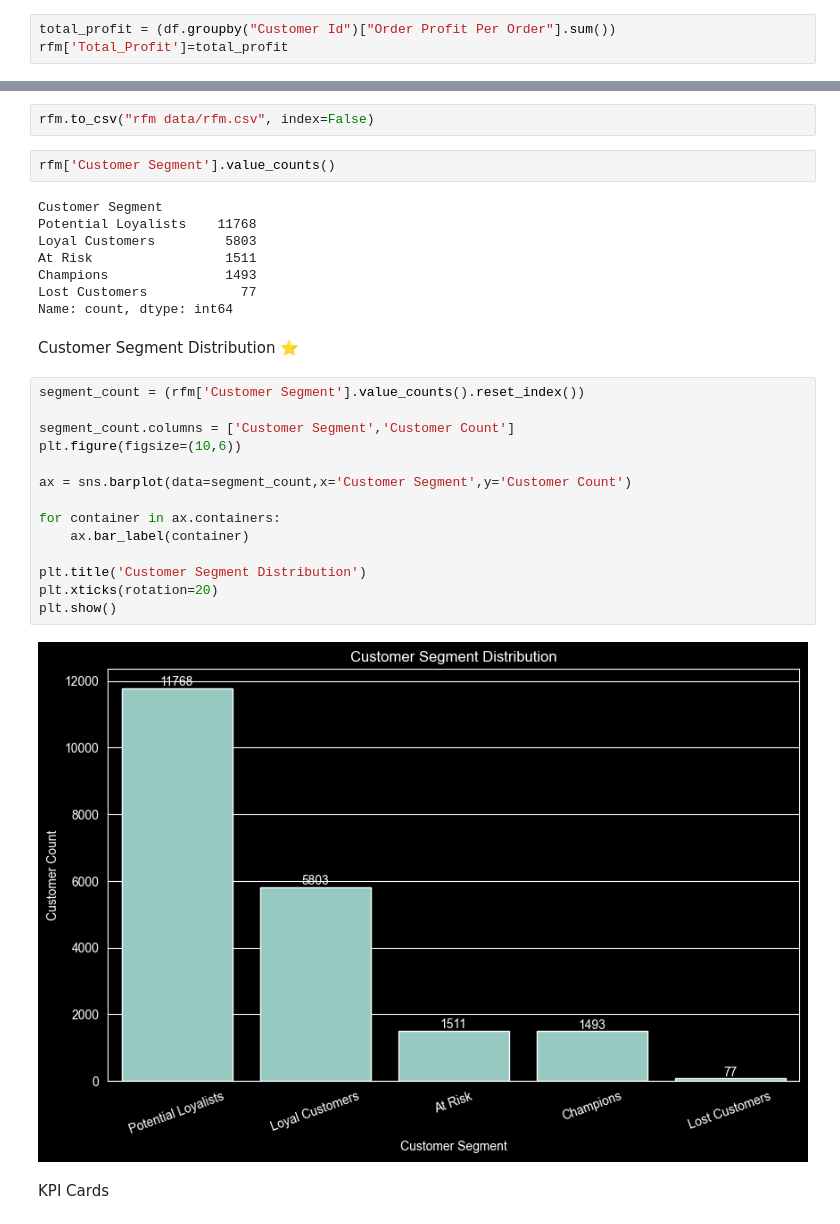
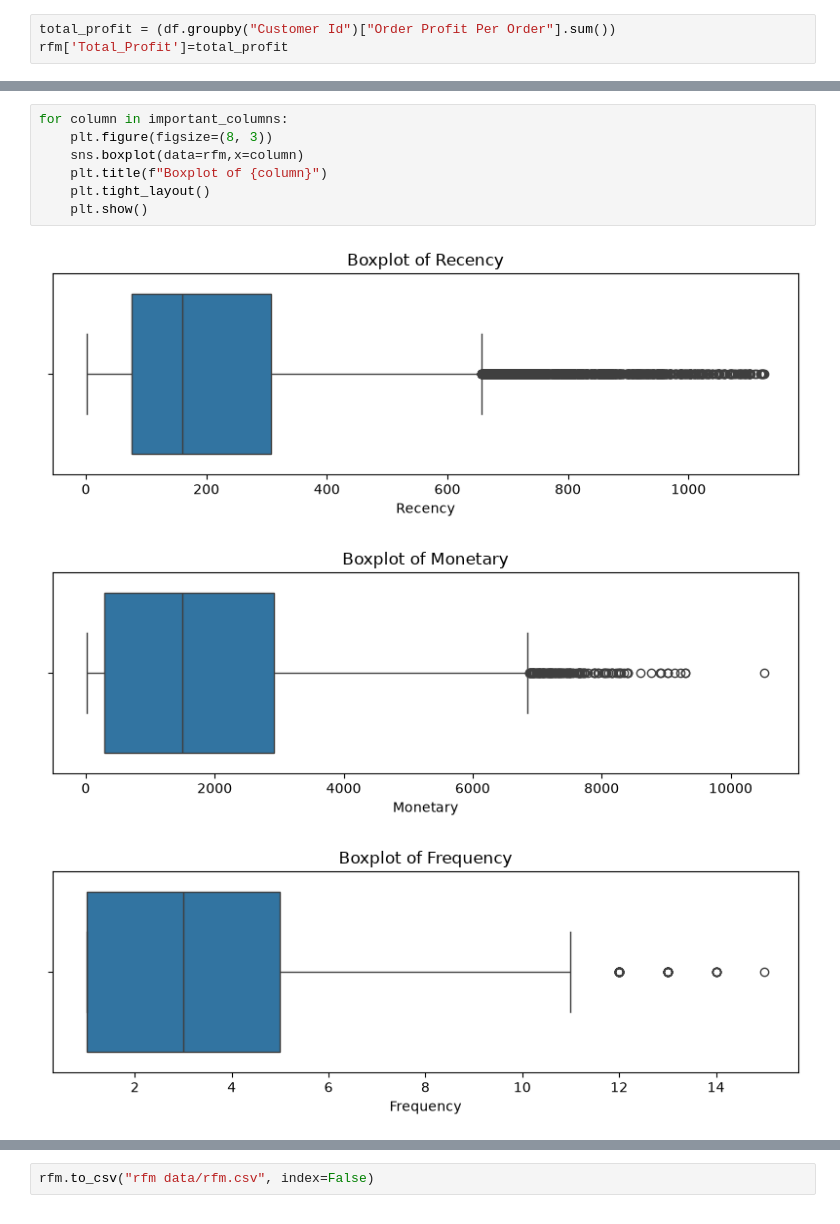
Before and after one commit to RUPJIT-code/Supply-Chain-Analysis, a Jupyter notebook: Customer-Segmentation/rfm_analysis.ipynb, the cells around one changed output, grey strips where cells are left out. Saved outputs shown, nothing was run; the diff lists cells and outputs as text.

```diff
--- a/Customer-Segmentation/rfm_analysis.ipynb
+++ b/Customer-Segmentation/rfm_analysis.ipynb
@@ -143,0 +169,11 @@ rfm['Customer Segment'] = rfm['RFM_Total'].apply(segment_customer)
+# %%
+for column in important_columns:
+    plt.figure(figsize=(8, 3))
+    sns.boxplot(data=rfm,x=column)
+    plt.title(f"Boxplot of {column}")
+    plt.tight_layout()
+    plt.show()
+# %% [output]
+[figure, added]
+[figure, added]
+[figure, added]
@@ -144,32 +181,2 @@ rfm['Customer Segment'] = rfm['RFM_Total'].apply(segment_customer)
 # %%
 rfm.to_csv("rfm data/rfm.csv", index=False)
-# %%
-rfm['Customer Segment'].value_counts()
-# %% [output]
-Customer Segment
-Potential Loyalists    11768
-Loyal Customers         5803
-At Risk                 1511
-Champions               1493
-Lost Customers            77
-Name: count, dtype: int64
-# %% [markdown]
-Customer Segment Distribution ⭐
-# %%
-segment_count = (rfm['Customer Segment'].value_counts().reset_index())
-
-segment_count.columns = ['Customer Segment','Customer Count']
-plt.figure(figsize=(10,6))
-
-ax = sns.barplot(data=segment_count,x='Customer Segment',y='Customer Count')
-
-for container in ax.containers:
-    ax.bar_label(container)
-
-plt.title('Customer Segment Distribution')
-plt.xticks(rotation=20)
-plt.show()
-# %% [output]
-[figure, removed]
-# %% [markdown]
-KPI Cards
```
Also changed, not shown: parts of 24 cells of this notebook, 7 other files.
